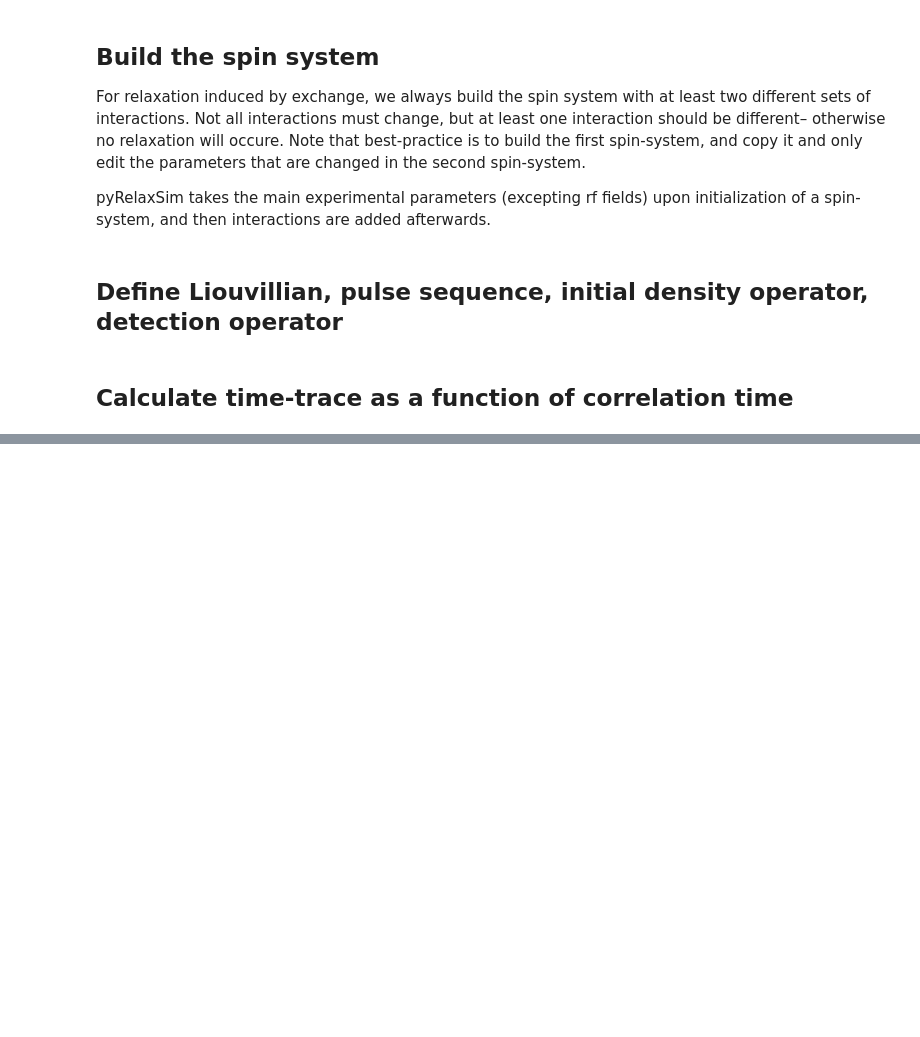
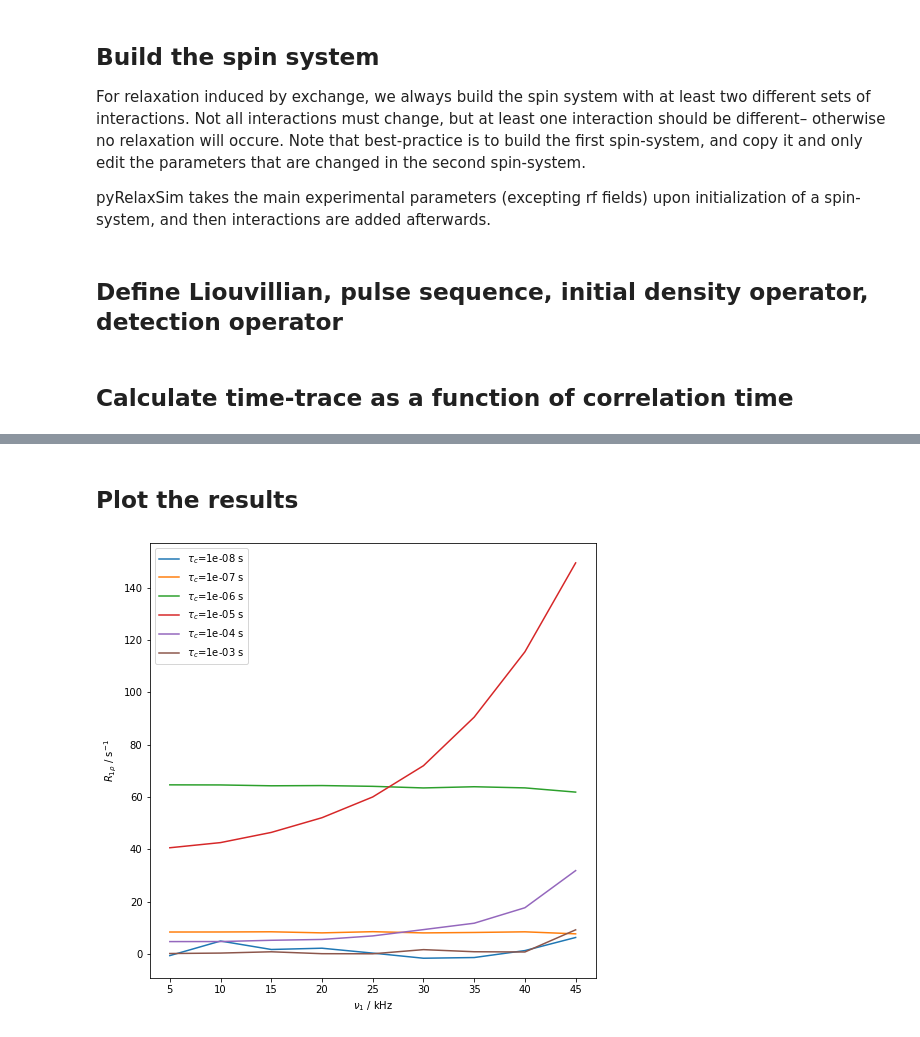
Before and after one commit to alsinmr/SLEEPY, a Jupyter notebook: examples/R1p_relax.ipynb, the cells around one changed output, grey strips where cells are left out. Cells and saved outputs as stored; diff of their text form; code cells hidden in the pictures; blank space fills up the shorter version.

```diff
--- a/examples/R1p_relax.ipynb
+++ b/examples/R1p_relax.ipynb
@@ -54,2 +46,0 @@ U
-# %%
-U=seq.U()
@@ -59,0 +49,26 @@ U
+# %%
+tc0=np.logspace(-8,-3,6)
+v10=np.linspace(5000,45000,9)
+R1p=list()
+rho=RS.Rho(rho0='15Nx',detect='15Nx',L=L)   #Specify by Nucleus type and operator type
+for tc in tc0:
+    R1p.append(list())
+    for v1 in v10:
+        L.kex=[[-1/(2*tc),1/(2*tc)],[1/(2*tc),-1/(2*tc)]]
+        L.fields['15N']=(v1,0,0)
+        U=L.U()
+        rho.clear()
+        R1p[-1].append((U**20*rho).extract_decay_rates(U,pwdavg=True))
+# %% [markdown]
+## Plot the results
+# %%
+R1p=np.array(R1p)
+ax=plt.figure().add_subplot(111)
+for R1p0 in R1p:
+    ax.plot(v10/1e3,R1p0)
+ax.set_xlabel(r'$\nu_1$ / kHz')
+ax.set_ylabel(r'$R_{1\rho}$ / s$^{-1}$')
+ax.legend([r'$\tau_c$='+f'{tc:.0e} s' for tc in tc0],loc='upper left')
+ax.figure.set_size_inches([8,8])
+# %% [output]
+[figure, added]
```
Also changed, not shown: parts of 7 cells of this notebook, 8 other files.
